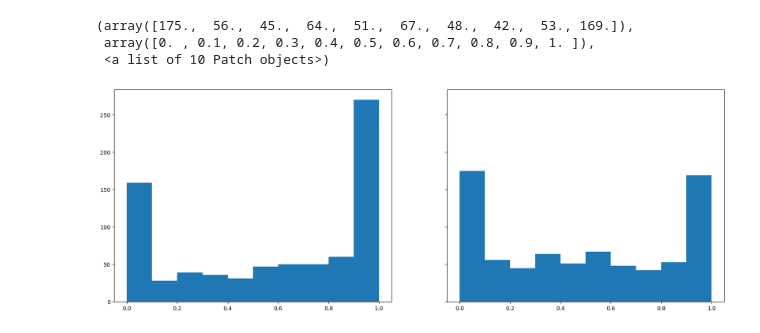
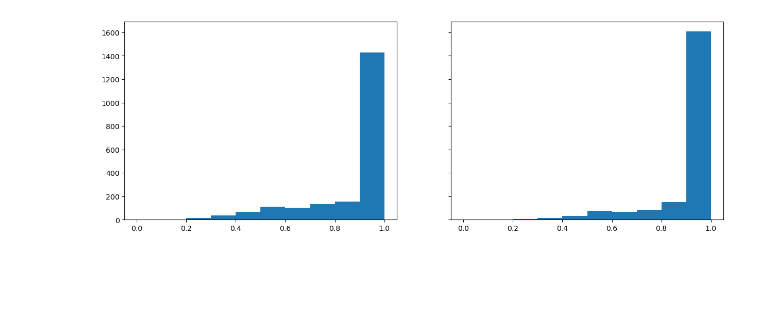
Before and after one commit to larsll/larsll-deepracer-logging, a Jupyter notebook: analysis/bag_analysis.ipynb, the cells around one changed output. Saved outputs shown, nothing was run; the diff lists cells and outputs as text; code cells hidden in the pictures; blank space fills up the shorter version.

```diff
--- a/analysis/bag_analysis.ipynb
+++ b/analysis/bag_analysis.ipynb
@@ -35,7 +90,13 @@ def get_rosbag_options(path, serialization_format='cdr'):
 # %%
-bag_path = '/workspaces/deepracer-devel/output/reinvent_logs/deepracer-bag-20221201-165534'
+bag_path = '/workspaces/deepracer-devel/output/reinvent_logs/deepracer-bag-20221130-171332'
 metadata_json = '/workspaces/deepracer-devel/output/reinvent_logs/model/model_metadata.json'
 model_pb = '/workspaces/deepracer-devel/output/reinvent_logs/model/model.pb'
+
+CODEC = "avc1"
+output_file = "/workspaces/deepracer-devel/output/test.mp4"
+width = 900
+height = 600
+fps = 15
 # %%
 storage_options, converter_options = get_rosbag_options(bag_path)
 
@@ -53,6 +114,17 @@ reader.set_filter(storage_filter)
 
 first_stamp = -1
 steps_data = {'steps': []}
+
+action_names = []
+with open(metadata_json,"r") as jsonin:
+    model_metadata=json.load(jsonin)
+for action in model_metadata['action_space']:
+    action_names.append(str(action['steering_angle'])+ u'\N{DEGREE SIGN}' + " "+"%.1f"%action["speed"])
+
+writer = cv2.VideoWriter(output_file, cv2.VideoWriter_fourcc(*CODEC), fps, (width, height))
+fig = create_plot(action_names, height, width, 72)
+
+s = 0
 
 with model.session as sess:
 
@@ -79,7 +151,7 @@ with model.session as sess:
         # Extract original image from first camera
         cv_img = bridge.compressed_imgmsg_to_cv2(msg.images[0], desired_encoding="passthrough")
         cv_img = cv2.cvtColor(cv_img, cv2.COLOR_BGRA2RGB)
-        step['img'] = cv_img
+        # step['img'] = cv_img
 
         # Find best OpenVINO Result
         step['openvino_action'] = {'action': -1, 'probability': -1}
@@ -91,7 +163,7 @@ with model.session as sess:
 
         # Process image with Tensorflow
         tf_result, grad_img = cam.process(cv_img)
-        step['gradcam_img'] = grad_img
+        #step['gradcam_img'] = grad_img
 
         step['tf_action'] = {'action': -1, 'probability': -1}
         step['tf_results'] = []
@@ -103,7 +175,20 @@ with model.session as sess:
         # Results
         step['results'] = []
 
+        # Plot image
+        img = update_plot(fig, step, action_names, cv_img, grad_img)
+        if (s % 10 == 0):
+            print(s)
+
+        s += 1
+
         steps_data['steps'].append(step)
+
+        writer.write(img)
+
+
+writer.release()
+plt.close(fig)
 # %% [output]
 main_level/agent/main/online/network_1/FRONT_FACING_CAMERA/truediv: (RealDiv): /job:localhost/replica:0/task:0/device:CPU:0
 main_level/agent/main/online/network_1/FRONT_FACING_CAMERA/sub: (Sub): /job:localhost/replica:0/task:0/device:CPU:0
@@ -154,10 +242,8 @@ action_analysis.describe()
 # %%
 # Creating histogram
-fig, ax = plt.subplots(1, 2, figsize =(20, 7), sharey=True)
+fig, ax = plt.subplots(1, 2, figsize =(15, 5), sharey=True)
 ax[0].hist(df['openvino_action.probability'], bins = [0, 0.1, 0.2, 0.3, 0.4, 0.5, 0.6, 0.7, 0.8, 0.9, 1.0])
 ax[1].hist(df['tf_action.probability'], bins = [0, 0.1, 0.2, 0.3, 0.4, 0.5, 0.6, 0.7, 0.8, 0.9, 1.0])
+plt.show()
 # %% [output]
-(array([175.,  56.,  45.,  64.,  51.,  67.,  48.,  42.,  53., 169.]),
- array([0. , 0.1, 0.2, 0.3, 0.4, 0.5, 0.6, 0.7, 0.8, 0.9, 1. ]),
- <a list of 10 Patch objects>)
-[figure, old version]
+[figure, new version]
```
Also changed, not shown: parts of 10 cells of this notebook.
